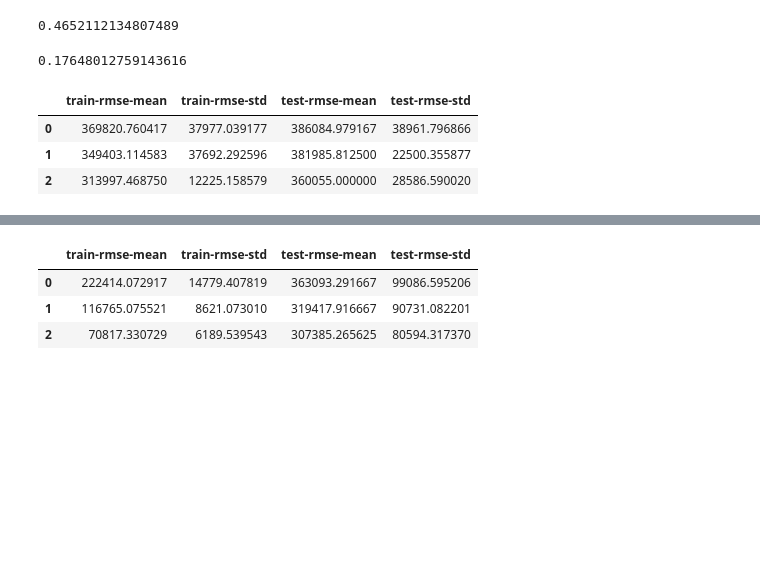
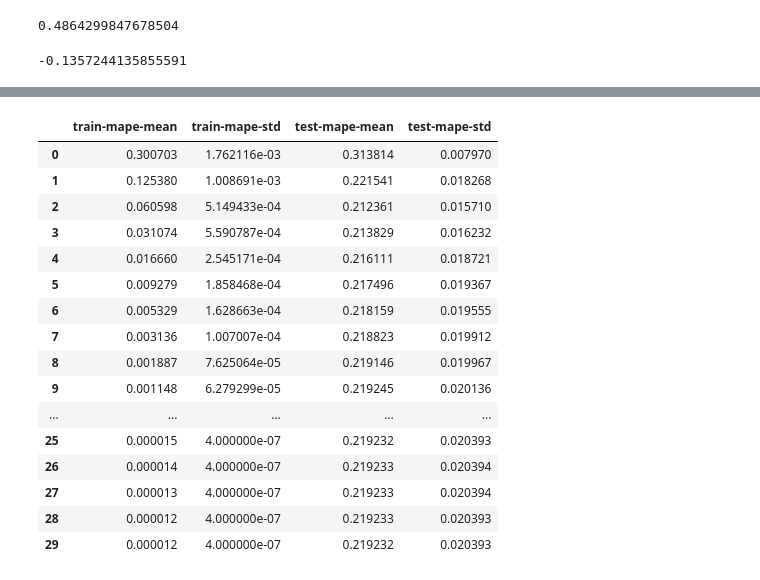
Before and after one commit to Astrobert0/Project-5-scikitlearn, a Jupyter notebook: model_selection.ipynb, the cells around one changed output, grey strips where cells are left out. Cells and saved outputs as stored; diff of their text form; code cells hidden in the pictures; blank space fills up the shorter version.

Commit message:
final adjustments to the models

```diff
--- a/model_selection.ipynb
+++ b/model_selection.ipynb
@@ -133,7 +133,7 @@ plt.show()
 filename_rent = 'rent_model.sav'
 pickle.dump(rentmodel, open(filename_rent,'wb'))
 # %%
-x_trainsale, x_testsale, y_trainsale, y_testsale = train_test_split(saledummy[['size', 'rooms', 'bathrooms', 'latitude', 'longitude', 'floorNumeric', 'propertyType_duplex','propertyType_flat', 'propertyType_penthouse', 'propertyType_studio']], saledummy['price'], test_size=0.75,train_size=0.25, random_state= 3)
+x_trainsale, x_testsale, y_trainsale, y_testsale = train_test_split(saledummy[['size', 'rooms', 'bathrooms', 'latitude', 'longitude', 'floorNumeric', 'propertyType_duplex','propertyType_flat', 'propertyType_penthouse', 'propertyType_studio']], saledummy['price'], test_size=0.25 ,train_size=0.75, random_state= 3)
 
 
 #standardized
@@ -206,7 +206,7 @@ salemodel = treeregr.fit(x_train_standarsale, y_train_standarsale)
 sale_prediction = salemodel.predict(x_test_standarsale)
 r2_score(y_test_standarsale, sale_prediction)
 # %% [output]
-0.4652112134807489
+0.4864299847678504
 # %%
 test_sale = pd.read_csv('../Project-5-scikitlearn/sale_test_cleaned.csv')
 test_sale.drop(columns = ['Unnamed: 0','propertyCode','operation','priceByArea'],inplace =True)
@@ -218,28 +218,26 @@ test_predict = salemodel.predict(StandardScaler().fit_transform(test_sale_dummy[
 
 r2_score( StandardScaler().fit_transform(np.array(test_sale_dummy['price']).reshape(-1,1)), test_predict)
 # %% [output]
-0.17648012759143616
+-0.1357244135855591
 # %%
 
 #since it gives a very low score with the test data, we will use the ensemble method with the xgboost library in the next cells
 # %%
 data_dmatrix = xgb.DMatrix(data= x_trainsale, label=y_trainsale)
-# %%
-#The next cells are cross validation between different hyperparameters and for the metric score it will be used the root mean squared error (RMSE) which it will measue the distance between the predicted and the actual value. The lowest, the most accurate
-
-parameters = {'booster':'gblinear','objective':'reg:linear','learning_rate':1,'reg_alpha':20}
-cv_results = xgb.cv(dtrain=data_dmatrix, params=parameters, num_boost_round=50, early_stopping_rounds=10, metrics="rmse", as_pandas=True, seed=5)
-cv_results
-# %% [output]
-|  | train-rmse-mean | train-rmse-std | test-rmse-mean | test-rmse-std |
-| 0 | 369820.760417 | 37977.039177 | 386084.979167 | 38961.796866 |
-| 1 | 349403.114583 | 37692.292596 | 381985.812500 | 22500.355877 |
-| 2 | 313997.468750 | 12225.158579 | 360055.000000 | 28586.590020 |
 # %%
-#In the previous model, it indicate that the best model was decition tree, we are going to implement it
 
-parameters2 = {'booster':'gbtree','objective':'reg:linear','learning_rate':1,'reg_alpha':20, 'max_depth':7}
+parameters3 = {'booster':'gbtree',
+                'objective':'reg:squarederror',
+                'learning_rate':0.7,
+                'reg_alpha':40,
+                'max_depth':30}#this parameters seems promising
 
-cv_results = xgb.cv(dtrain=data_dmatrix, params=parameters2, num_boost_round=50, early_stopping_rounds=10, metrics="rmse", as_pandas=True, seed=1)
+
+cv_results = xgb.cv(dtrain=data_dmatrix,
+                    params=parameters3,
+                    nfold = 5,
+                    num_boost_round=30,
+                    metrics="mape", as_pandas=True, seed=2)
+
 cv_results
 # %% [output]
@@ -249,4 +244,17 @@ cv_results
-|  | train-rmse-mean | train-rmse-std | test-rmse-mean | test-rmse-std |
-| 0 | 222414.072917 | 14779.407819 | 363093.291667 | 99086.595206 |
-| 1 | 116765.075521 | 8621.073010 | 319417.916667 | 90731.082201 |
-| 2 | 70817.330729 | 6189.539543 | 307385.265625 | 80594.317370 |
+|  | train-mape-mean | train-mape-std | test-mape-mean | test-mape-std |
+| 0 | 0.300703 | 1.762116e-03 | 0.313814 | 0.007970 |
+| 1 | 0.125380 | 1.008691e-03 | 0.221541 | 0.018268 |
+| 2 | 0.060598 | 5.149433e-04 | 0.212361 | 0.015710 |
+| 3 | 0.031074 | 5.590787e-04 | 0.213829 | 0.016232 |
+| 4 | 0.016660 | 2.545171e-04 | 0.216111 | 0.018721 |
+| 5 | 0.009279 | 1.858468e-04 | 0.217496 | 0.019367 |
+| 6 | 0.005329 | 1.628663e-04 | 0.218159 | 0.019555 |
+| 7 | 0.003136 | 1.007007e-04 | 0.218823 | 0.019912 |
+| 8 | 0.001887 | 7.625064e-05 | 0.219146 | 0.019967 |
+| 9 | 0.001148 | 6.279299e-05 | 0.219245 | 0.020136 |
+| ... | ... | ... | ... | ... |
+| 25 | 0.000015 | 4.000000e-07 | 0.219232 | 0.020393 |
+| 26 | 0.000014 | 4.000000e-07 | 0.219233 | 0.020394 |
+| 27 | 0.000013 | 4.000000e-07 | 0.219233 | 0.020394 |
+| 28 | 0.000012 | 4.000000e-07 | 0.219233 | 0.020393 |
+| 29 | 0.000012 | 4.000000e-07 | 0.219232 | 0.020393 |
```
Also changed, not shown: parts of 13 cells of this notebook, 5 other files.
